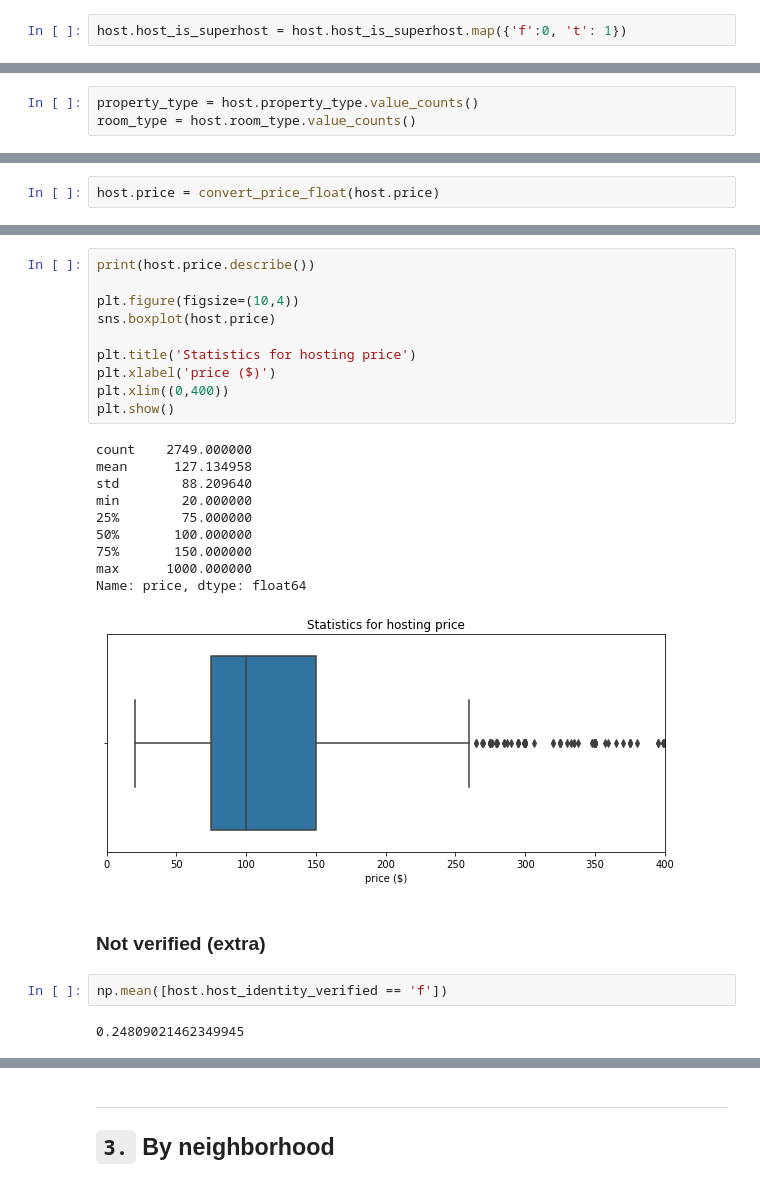
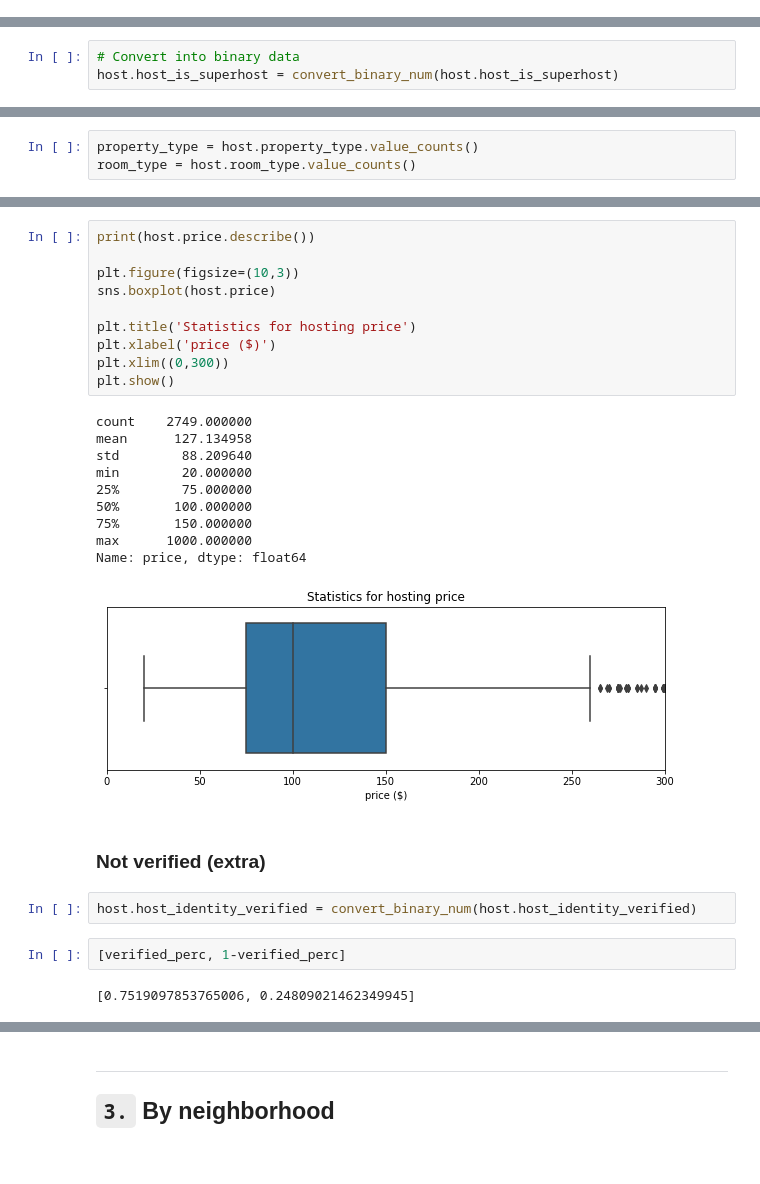
Before and after one commit to jasonsuk/ds-airbnb, a Jupyter notebook: analysis.ipynb, the cells around one changed output, grey strips where cells are left out. Saved outputs shown, nothing was run; the diff lists cells and outputs as text.

```diff
--- a/analysis.ipynb
+++ b/analysis.ipynb
@@ -562,2 +621,0 @@ plot_line_chart(group_total_hostings.index , group_total_hostings.values, layout
-# %%
-host.host_is_superhost = host.host_is_superhost.map({'f':0, 't': 1})
@@ -564,2 +624,5 @@ host.host_is_superhost = host.host_is_superhost.map({'f':0, 't': 1})
+# %%
+# Convert into binary data
+host.host_is_superhost = convert_binary_num(host.host_is_superhost)
 # %%
 group_superhost = host.groupby('month')['host_is_superhost'].mean()
@@ -623,2 +657,0 @@ plot_bar_chart(room_type.index, room_type.values, layout_obj)
-# %%
-host.price = convert_price_float(host.price)
@@ -625,27 +667,29 @@ host.price = convert_price_float(host.price)
 # %%
 print(host.price.describe())
 
-plt.figure(figsize=(10,4))
+plt.figure(figsize=(10,3))
 sns.boxplot(host.price)
 
 plt.title('Statistics for hosting price')
 plt.xlabel('price ($)')
-plt.xlim((0,400))
+plt.xlim((0,300))
 plt.show()
 # %% [output]
 count    2749.000000
 mean      127.134958
 std        88.209640
 min        20.000000
 25%        75.000000
 50%       100.000000
 75%       150.000000
 max      1000.000000
 Name: price, dtype: float64
-[figure, old version]
+[figure, new version]
 # %% [markdown]
 ### Not verified (extra)
-# %%
-np.mean([host.host_identity_verified == 'f'])
-# %% [output]
-0.24809021462349945
+# %%
+host.host_identity_verified = convert_binary_num(host.host_identity_verified)
+# %%
+[verified_perc, 1-verified_perc]
+# %% [output]
+[0.7519097853765006, 0.24809021462349945]
```
Also changed, not shown: parts of 43 cells of this notebook.
